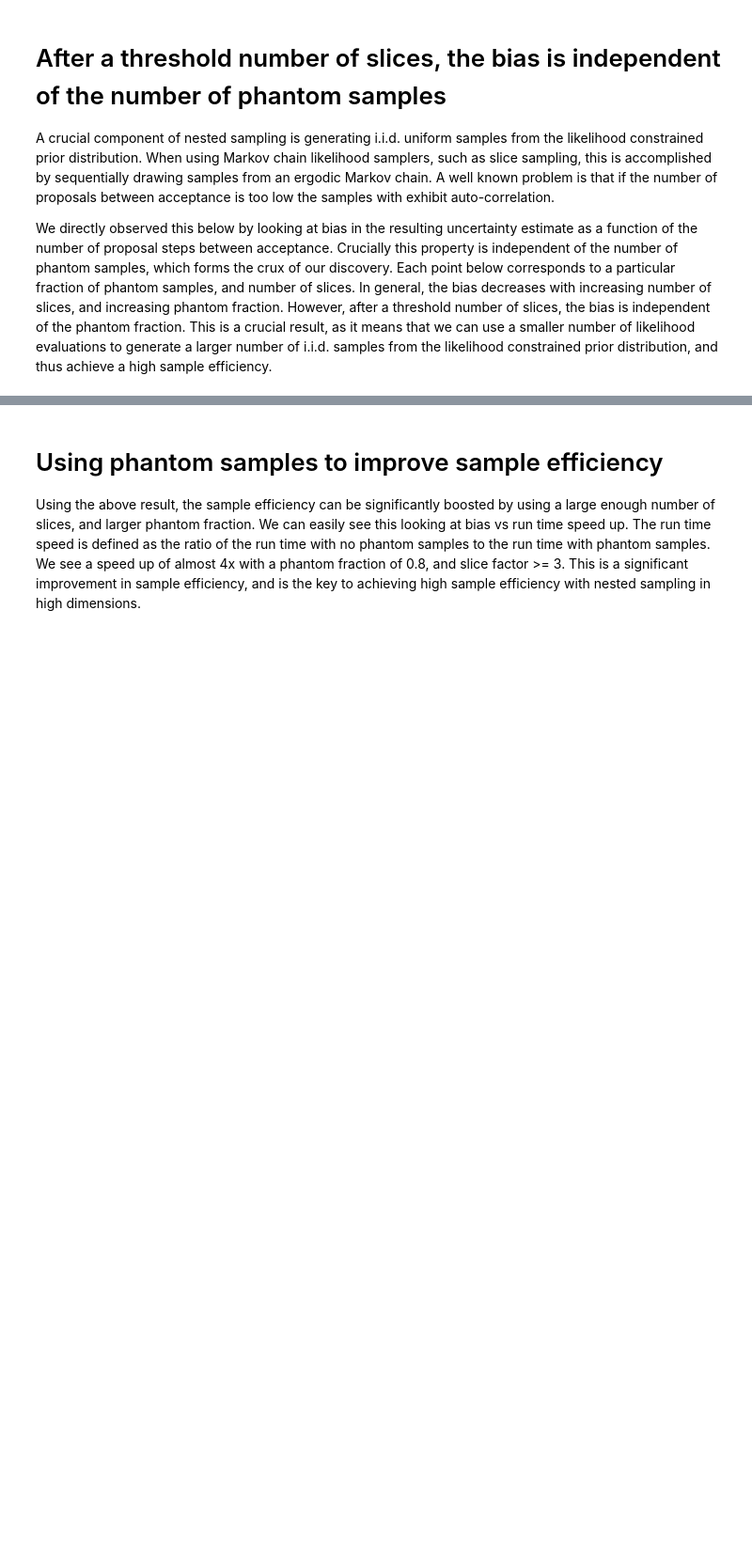
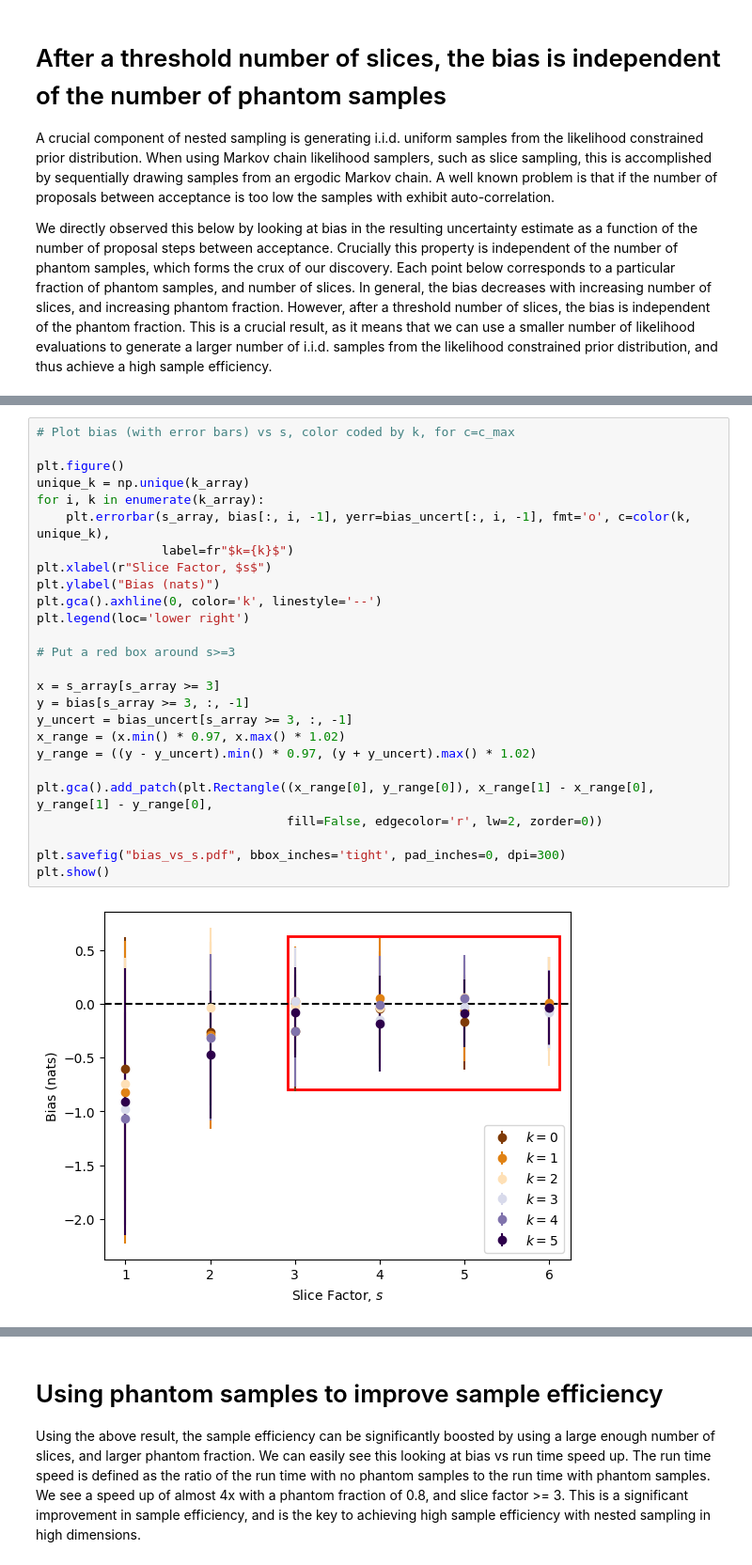
Before and after one commit to Joshuaalbert/jaxns, a Jupyter notebook: docs/papers/phantom-powered-nested-sampling/phantom_bias_tradeoff.ipynb, the cells around one changed output, grey strips where cells are left out. Shown: that part at 94% size. Saved outputs shown, nothing was run; the diff lists cells and outputs as text; blank space fills up the shorter version.

```diff
--- a/docs/papers/phantom-powered-nested-sampling/phantom_bias_tradeoff.ipynb
+++ b/docs/papers/phantom-powered-nested-sampling/phantom_bias_tradeoff.ipynb
@@ -43,0 +117,28 @@ We directly observed this below by looking at bias in the resulting uncertainty
+# %%
+# Plot bias (with error bars) vs s, color coded by k, for c=c_max
+
+plt.figure()
+unique_k = np.unique(k_array)
+for i, k in enumerate(k_array):
+    plt.errorbar(s_array, bias[:, i, -1], yerr=bias_uncert[:, i, -1], fmt='o', c=color(k, unique_k),
+                 label=fr"$k={k}$")
+plt.xlabel(r"Slice Factor, $s$")
+plt.ylabel("Bias (nats)")
+plt.gca().axhline(0, color='k', linestyle='--')
+plt.legend(loc='lower right')
+
+# Put a red box around s>=3
+
+x = s_array[s_array >= 3]
+y = bias[s_array >= 3, :, -1]
+y_uncert = bias_uncert[s_array >= 3, :, -1]
+x_range = (x.min() * 0.97, x.max() * 1.02)
+y_range = ((y - y_uncert).min() * 0.97, (y + y_uncert).max() * 1.02)
+
+plt.gca().add_patch(plt.Rectangle((x_range[0], y_range[0]), x_range[1] - x_range[0], y_range[1] - y_range[0],
+                                  fill=False, edgecolor='r', lw=2, zorder=0))
+
+plt.savefig("bias_vs_s.pdf", bbox_inches='tight', pad_inches=0, dpi=300)
+plt.show()
+# %% [output]
+[figure, added]
```
Also changed, not shown: parts of 17 cells of this notebook, 5 other files.
